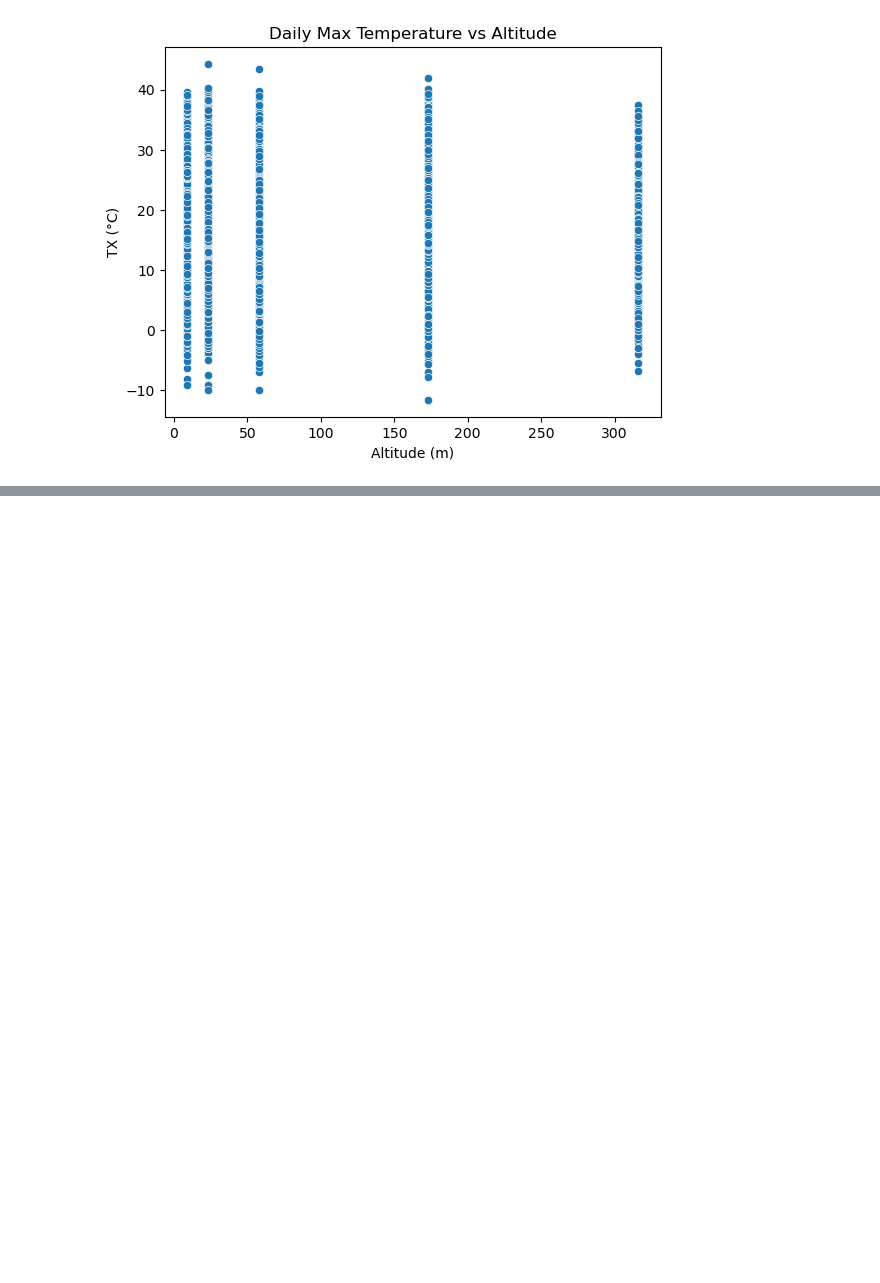
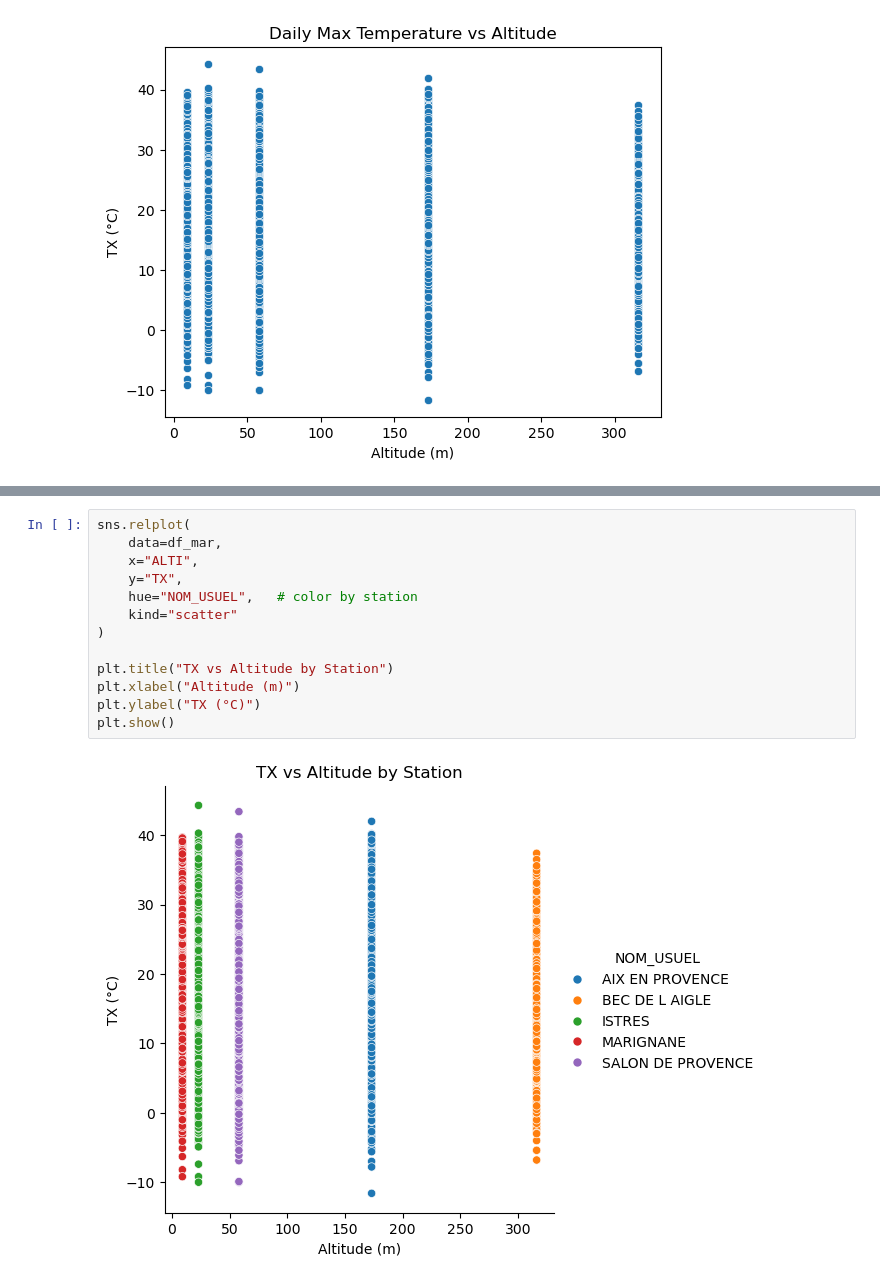
Before and after one commit to mohammadRezanilchiyan/Extreme-Temperature-Analysis, a Jupyter notebook: Extreme_Temperatures.ipynb, the cells around one changed output, grey strips where cells are left out. Drawn from its saved outputs; the diff is of its cells as text; blank space fills up the shorter version.

```diff
--- a/Extreme_Temperatures.ipynb
+++ b/Extreme_Temperatures.ipynb
@@ -209,0 +176,15 @@ plt.show()
+# %%
+sns.relplot(
+    data=df_mar,
+    x="ALTI",
+    y="TX",
+    hue="NOM_USUEL",   # color by station
+    kind="scatter"
+)
+
+plt.title("TX vs Altitude by Station")
+plt.xlabel("Altitude (m)")
+plt.ylabel("TX (°C)")
+plt.show()
+# %% [output]
+[figure, added]
```
Also changed, not shown: parts of 12 cells of this notebook.
